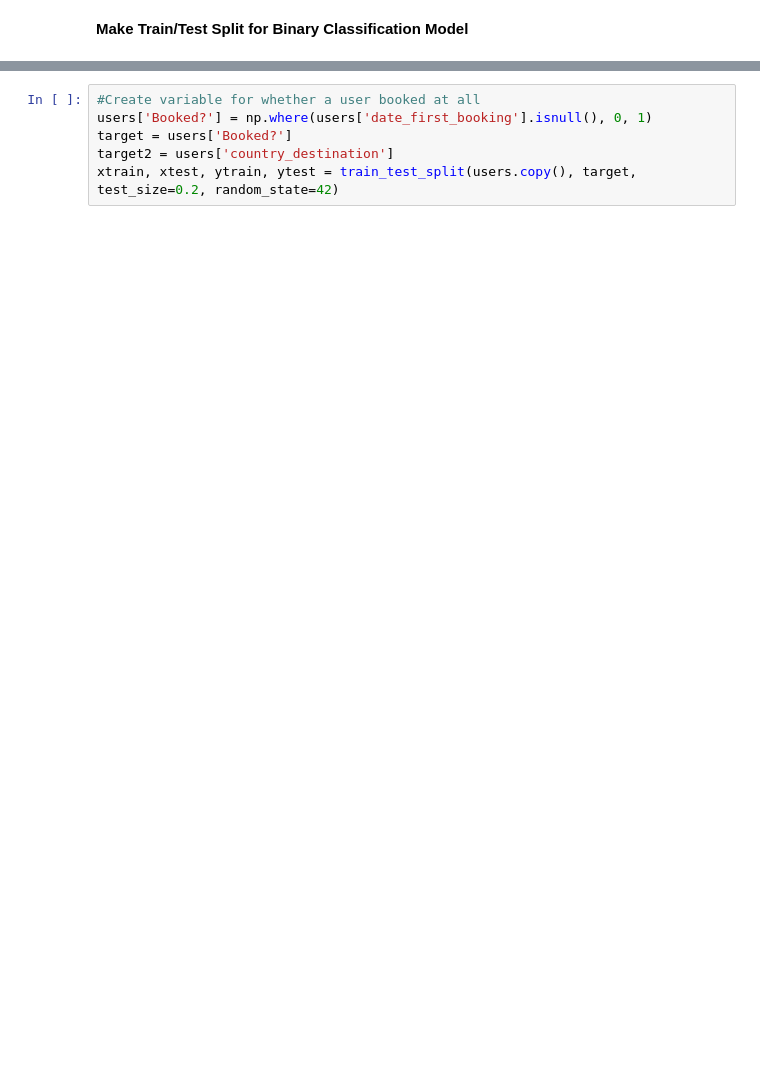
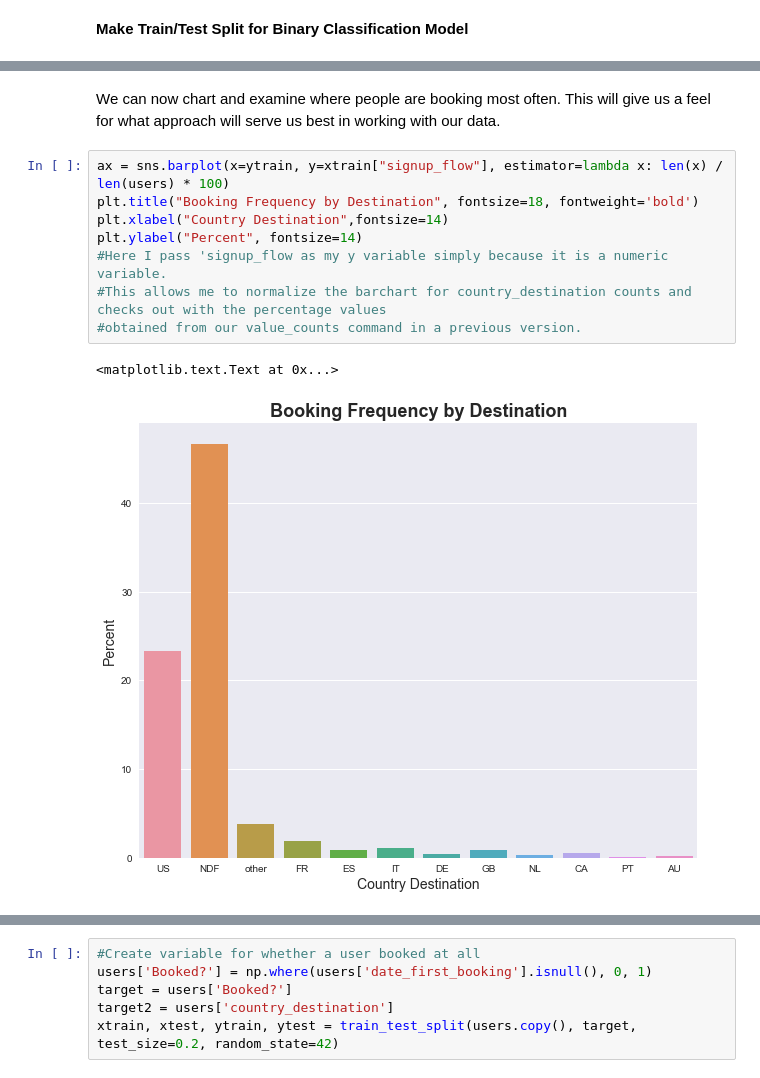
Before and after one commit to broad32/Project, a Jupyter notebook: Project.ipynb, the cells around one changed output, grey strips where cells are left out. Cells and saved outputs as stored; diff of their text form; blank space fills up the shorter version.

```diff
--- a/Project.ipynb
+++ b/Project.ipynb
@@ -74,0 +70,13 @@ NDF stands for No Destination Finalized.  It appears that nearly 60% of the dome
+# %% [markdown]
+We can now chart and examine where people are booking most often.  This will give us a feel for what approach will serve us best in working with our data.
+# %%
+ax = sns.barplot(x=ytrain, y=xtrain["signup_flow"], estimator=lambda x: len(x) / len(users) * 100)
+plt.title("Booking Frequency by Destination", fontsize=18, fontweight='bold')
+plt.xlabel("Country Destination",fontsize=14)
+plt.ylabel("Percent", fontsize=14)
+#Here I pass 'signup_flow as my y variable simply because it is a numeric variable.
+#This allows me to normalize the barchart for country_destination counts and checks out with the percentage values
+#obtained from our value_counts command in a previous version.
+# %% [output]
+<matplotlib.text.Text at 0x...>
+[figure, added]
```
Also changed, not shown: parts of 55 cells of this notebook.
